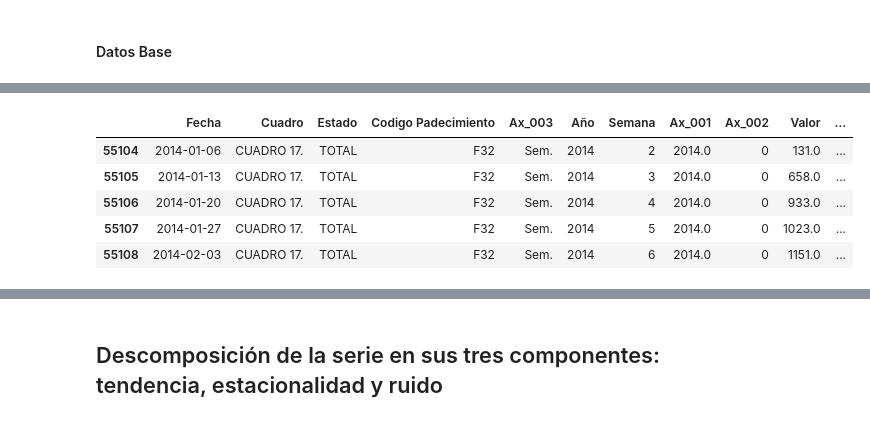
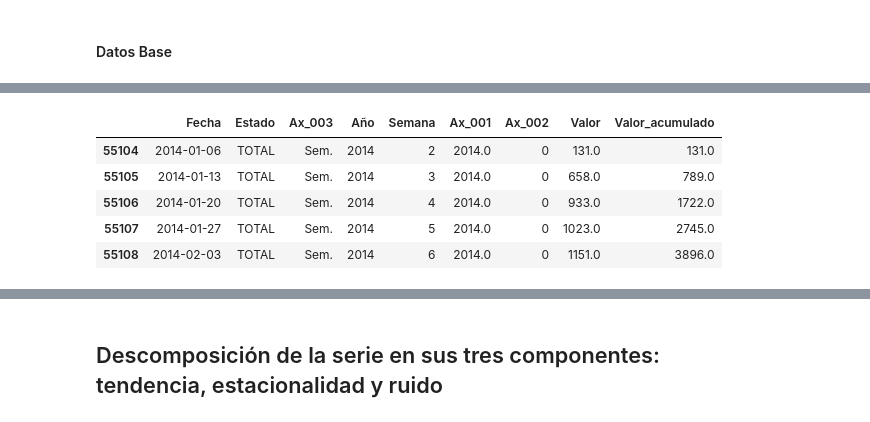
Before and after one commit to AbioticBaton4/proyecto-integrador-mna, a Jupyter notebook: notebooks/exploratory/Avance1.Equipo16(corregido).ipynb, the cells around one changed output, grey strips where cells are left out. Saved outputs shown, nothing was run; the diff lists cells and outputs as text; code cells hidden in the pictures.

```diff
--- a/notebooks/exploratory/Avance1.Equipo16.ipynb
+++ b/notebooks/exploratory/Avance1.Equipo16(corregido).ipynb
@@ -241,5 +249,5 @@ En esta sección realizaremos un análisis exhaustivo para detectar y cuantifica
 # %%
-columnas_grupo = ['Cuadro', 'Estado', 'Codigo Padecimiento', 'Ax_003']
+columnas_grupo = ['Estado', 'Ax_003']
 combinaciones_unicas = df[columnas_grupo].drop_duplicates()
 print(f'Total de combinaciones únicas: {len(combinaciones_unicas):}')
 print('Primeras 10 combinaciones únicas:')
@@ -409,7 +417,7 @@ df_completo = df_completo.drop(columns="Combo")
 
 # Unir con tu df original
 df_merge = df_completo.merge(
-    df, on=["Fecha", "Cuadro", "Estado", "Ax_003", "Codigo Padecimiento"], how="left"
+    df, on=["Fecha", "Estado", "Ax_003"], how="left"
 )
 
 # Filtrar los registros faltantes
@@ -436,8 +444,9 @@ df_final.drop(columns=['Padecimiento_ref'], inplace=True)
 - Generación de variables Año y Semana a partir de fechas ISO
 - Facilitación de análisis por períodos temporales específicos
 # %%
-df_final["Año"] = df_final["Fecha"].dt.isocalendar().year
-df_final["Semana"] = df_final["Fecha"].dt.isocalendar().week
+df_merge["Año"] = df_merge["Fecha"].dt.isocalendar().year
+df_merge["Semana"] = df_merge["Fecha"].dt.isocalendar().week
 # %%
+df_final = df_merge.copy()
 df_final.head()
 # %% [output]
@@ -646,13 +655,17 @@ fig.show()
 # %%
 filtros = (df_final['Estado']=='TOTAL') \
           & (df_final['Ax_003'] == 'Sem.')
-df_general = df_final[filtros]
+df_general = df_final.loc[filtros].copy()
+
+# Calcula la suma acumulada para evitar reinicios anuales
+df_general['Valor_acumulado'] = df_general['Valor'].cumsum()
+
 df_general.head()
 # %% [output]
-|  | Fecha | Cuadro | Estado | Codigo Padecimiento | Ax_003 | Año | Semana | Ax_001 | Ax_002 | Valor | ... |
-| 55104 | 2014-01-06 | CUADRO 17. | TOTAL | F32 | Sem. | 2014 | 2 | 2014.0 | 0 | 131.0 | ... |
-| 55105 | 2014-01-13 | CUADRO 17. | TOTAL | F32 | Sem. | 2014 | 3 | 2014.0 | 0 | 658.0 | ... |
-| 55106 | 2014-01-20 | CUADRO 17. | TOTAL | F32 | Sem. | 2014 | 4 | 2014.0 | 0 | 933.0 | ... |
-| 55107 | 2014-01-27 | CUADRO 17. | TOTAL | F32 | Sem. | 2014 | 5 | 2014.0 | 0 | 1023.0 | ... |
-| 55108 | 2014-02-03 | CUADRO 17. | TOTAL | F32 | Sem. | 2014 | 6 | 2014.0 | 0 | 1151.0 | ... |
+|  | Fecha | Estado | Ax_003 | Año | Semana | Ax_001 | Ax_002 | Valor | Valor_acumulado |
+| 55104 | 2014-01-06 | TOTAL | Sem. | 2014 | 2 | 2014.0 | 0 | 131.0 | 131.0 |
+| 55105 | 2014-01-13 | TOTAL | Sem. | 2014 | 3 | 2014.0 | 0 | 658.0 | 789.0 |
+| 55106 | 2014-01-20 | TOTAL | Sem. | 2014 | 4 | 2014.0 | 0 | 933.0 | 1722.0 |
+| 55107 | 2014-01-27 | TOTAL | Sem. | 2014 | 5 | 2014.0 | 0 | 1023.0 | 2745.0 |
+| 55108 | 2014-02-03 | TOTAL | Sem. | 2014 | 6 | 2014.0 | 0 | 1151.0 | 3896.0 |
 # %%
```
Also changed, not shown: parts of 27 cells of this notebook, 1 other file.
